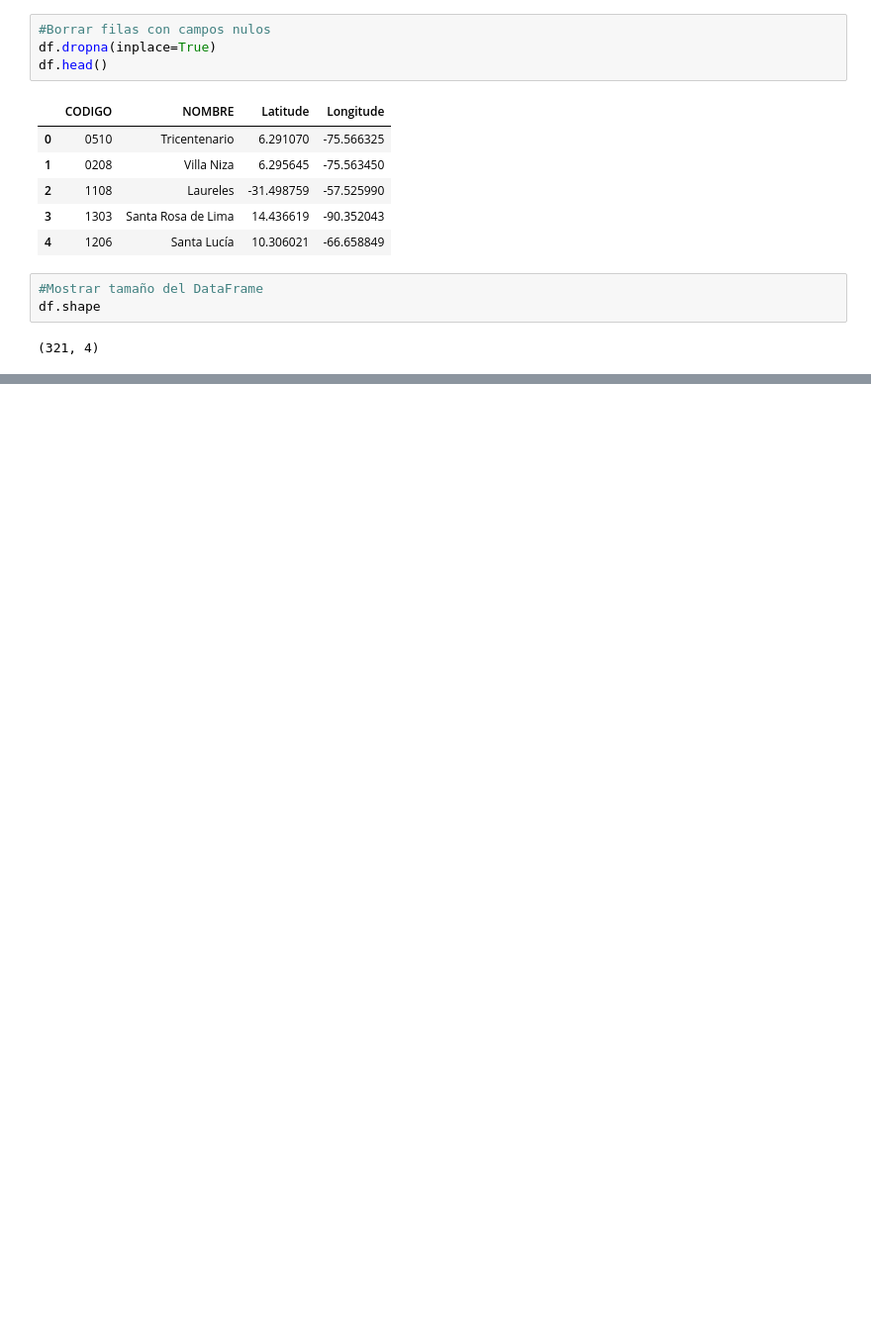
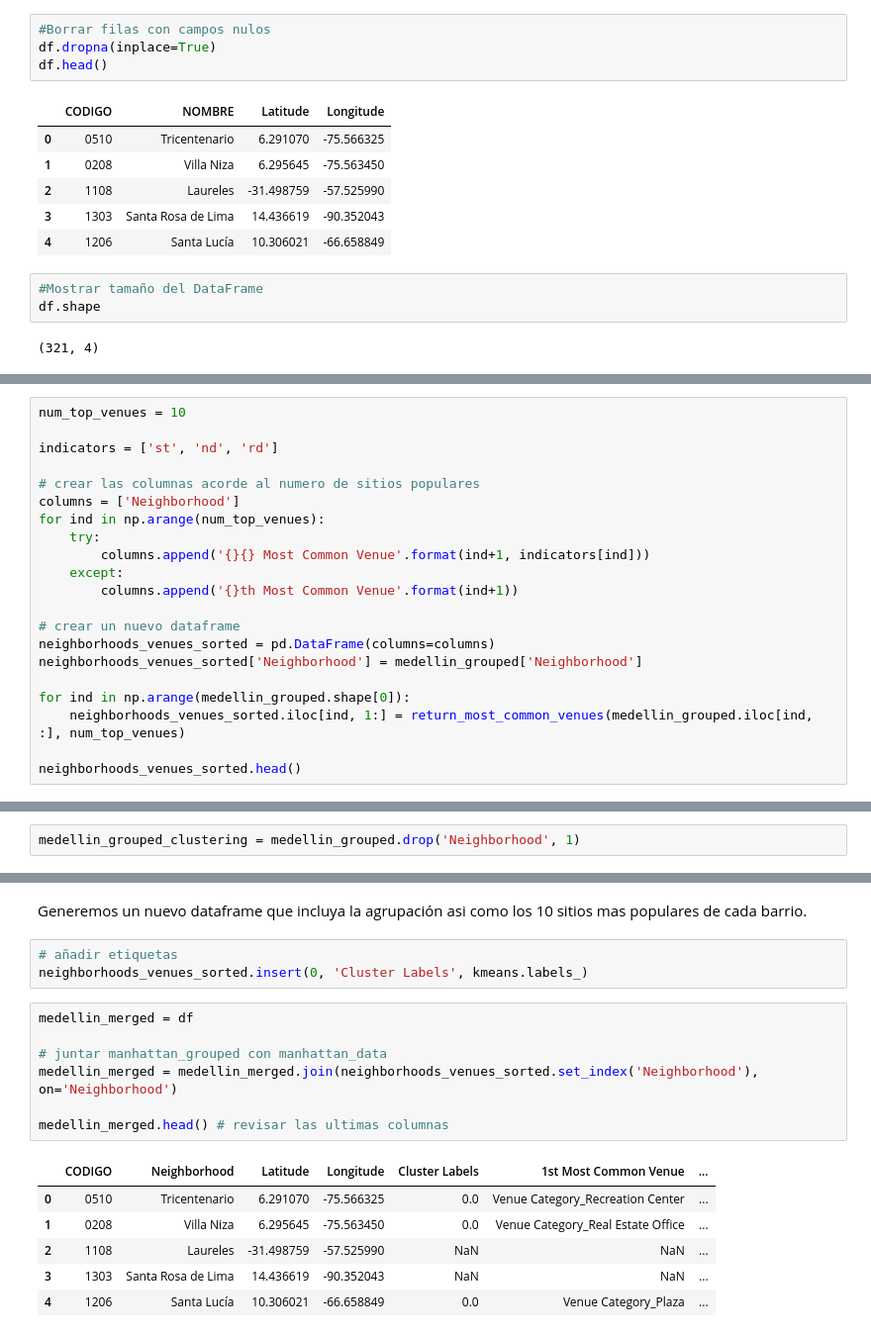
Before and after one commit to Sergioc2020/Coursera_Capstone, a Jupyter notebook: ProyectoCapstoneFinal.ipynb, the cells around one changed output, grey strips where cells are left out. Shown at 99% size. Cells and saved outputs as stored; diff of their text form; blank space fills up the shorter version.

```diff
--- a/ProyectoCapstoneFinal.ipynb
+++ b/ProyectoCapstoneFinal.ipynb
@@ -132,0 +471,21 @@ df.shape
+# %%
+num_top_venues = 10
+
+indicators = ['st', 'nd', 'rd']
+
+# crear las columnas acorde al numero de sitios populares
+columns = ['Neighborhood']
+for ind in np.arange(num_top_venues):
+    try:
+        columns.append('{}{} Most Common Venue'.format(ind+1, indicators[ind]))
+    except:
+        columns.append('{}th Most Common Venue'.format(ind+1))
+
+# crear un nuevo dataframe
+neighborhoods_venues_sorted = pd.DataFrame(columns=columns)
+neighborhoods_venues_sorted['Neighborhood'] = medellin_grouped['Neighborhood']
+
+for ind in np.arange(medellin_grouped.shape[0]):
+    neighborhoods_venues_sorted.iloc[ind, 1:] = return_most_common_venues(medellin_grouped.iloc[ind, :], num_top_venues)
+
+neighborhoods_venues_sorted.head()
@@ -132,0 +499,2 @@ df.shape
+# %%
+medellin_grouped_clustering = medellin_grouped.drop('Neighborhood', 1)
@@ -132,0 +516,19 @@ df.shape
+# %% [markdown]
+Generemos un nuevo dataframe que incluya la agrupación asi como los 10 sitios mas populares de cada barrio.
+# %%
+# añadir etiquetas
+neighborhoods_venues_sorted.insert(0, 'Cluster Labels', kmeans.labels_)
+# %%
+medellin_merged = df
+
+# juntar manhattan_grouped con manhattan_data
+medellin_merged = medellin_merged.join(neighborhoods_venues_sorted.set_index('Neighborhood'), on='Neighborhood')
+
+medellin_merged.head() # revisar las ultimas columnas
+# %% [output]
+|  | CODIGO | Neighborhood | Latitude | Longitude | Cluster Labels | 1st Most Common Venue | ... |
+| 0 | 0510 | Tricentenario | 6.291070 | -75.566325 | 0.0 | Venue Category_Recreation Center | ... |
+| 1 | 0208 | Villa Niza | 6.295645 | -75.563450 | 0.0 | Venue Category_Real Estate Office | ... |
+| 2 | 1108 | Laureles | -31.498759 | -57.525990 | NaN | NaN | ... |
+| 3 | 1303 | Santa Rosa de Lima | 14.436619 | -90.352043 | NaN | NaN | ... |
+| 4 | 1206 | Santa Lucía | 10.306021 | -66.658849 | 0.0 | Venue Category_Plaza | ... |
```
Also changed, not shown: parts of 67 cells of this notebook.
